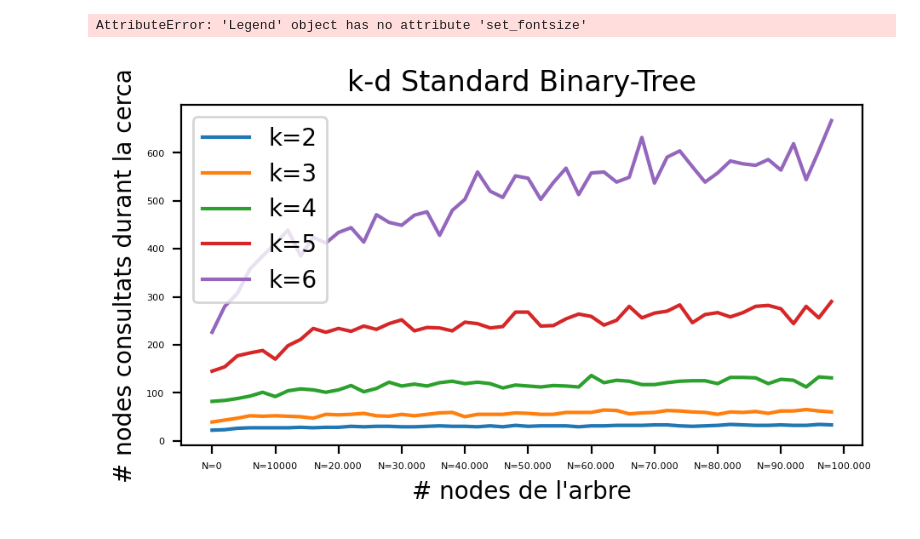
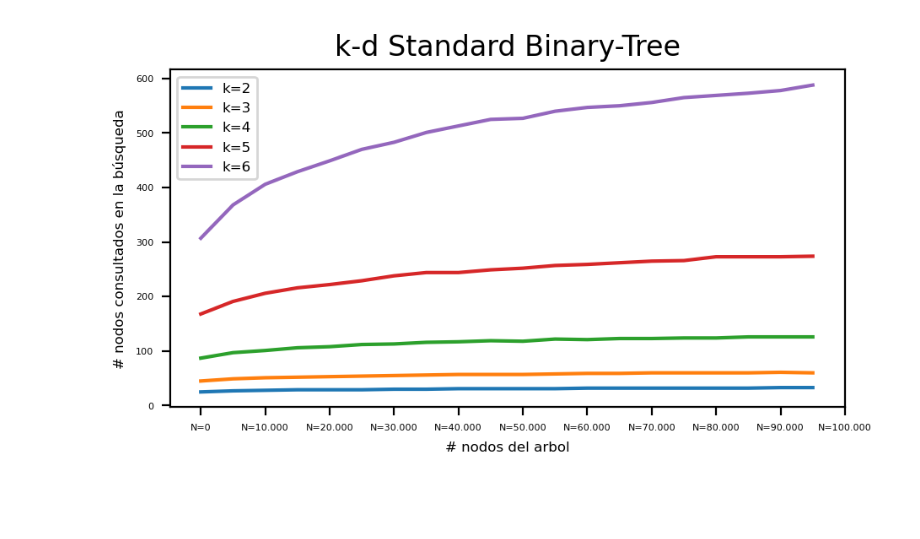
Before and after one commit to Polfono/Projecte-A-Q1-23-24, a Jupyter notebook: resultats.ipynb, the cells around one changed output. Cells and saved outputs as stored; diff of their text form; code cells hidden in the pictures; blank space fills up the shorter version.

```diff
--- a/resultats.ipynb
+++ b/resultats.ipynb
@@ -139,28 +34,24 @@ df_standard = pd.DataFrame(dades_estandard0_100, columns = col_names)
 # %%
 fig = plt.figure(figsize=(4,2),dpi=200)
 
 axes = fig.add_axes([0,0,1,1])
-axes.plot(df_standard["k=2"],label="k=2",linestyle="-")
-axes.plot(df_standard["k=3"],label="k=3",linestyle="-")
-axes.plot(df_standard["k=4"],label="k=4",linestyle="-")
-axes.plot(df_standard["k=5"],label="k=5",linestyle="-")
-axes.plot(df_standard["k=6"],label="k=6",linestyle="-")
+axes.plot(df_est5k["k=2"],label="k=2")
+axes.plot(df_est5k["k=3"],label="k=3")
+axes.plot(df_est5k["k=4"],label="k=4")
+axes.plot(df_est5k["k=5"],label="k=5")
+axes.plot(df_est5k["k=6"],label="k=6")
 
 axes.tick_params(axis='both', labelsize=4)
 
 plt.title("k-d Standard Binary-Tree")
 
-plt.xlabel("# nodes de l'arbre",fontsize=10)
-plt.ylabel("# nodes consultats durant la cerca", fontsize=10)
-plt.legend()
+plt.xlabel("# nodos del arbol",fontsize=6)
+plt.ylabel("# nodos consultados en la búsqueda", fontsize=6)
+plt.legend(fontsize=6)
 
-axes.set_xticks([0,5,10,15,20,25,30,35,40,45,50])
+axes.set_xticks([0,2,4,6,8,10,12,14,16,18,20])
 axes.set_xticklabels(index_names)
 
-legend = axes.legend()
-legend.
-
 plt.show()
 # %% [output]
-AttributeError: 'Legend' object has no attribute 'set_fontsize'
-[figure, old version]
+[figure, new version]
```
Also changed, not shown: parts of 14 cells of this notebook.
